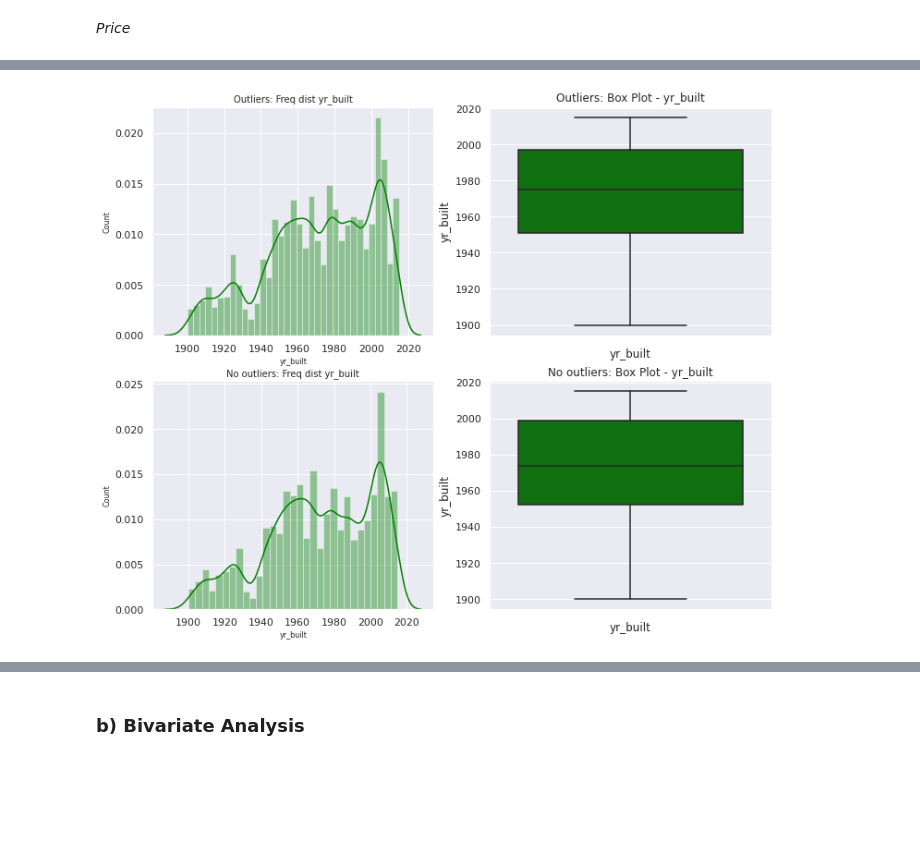
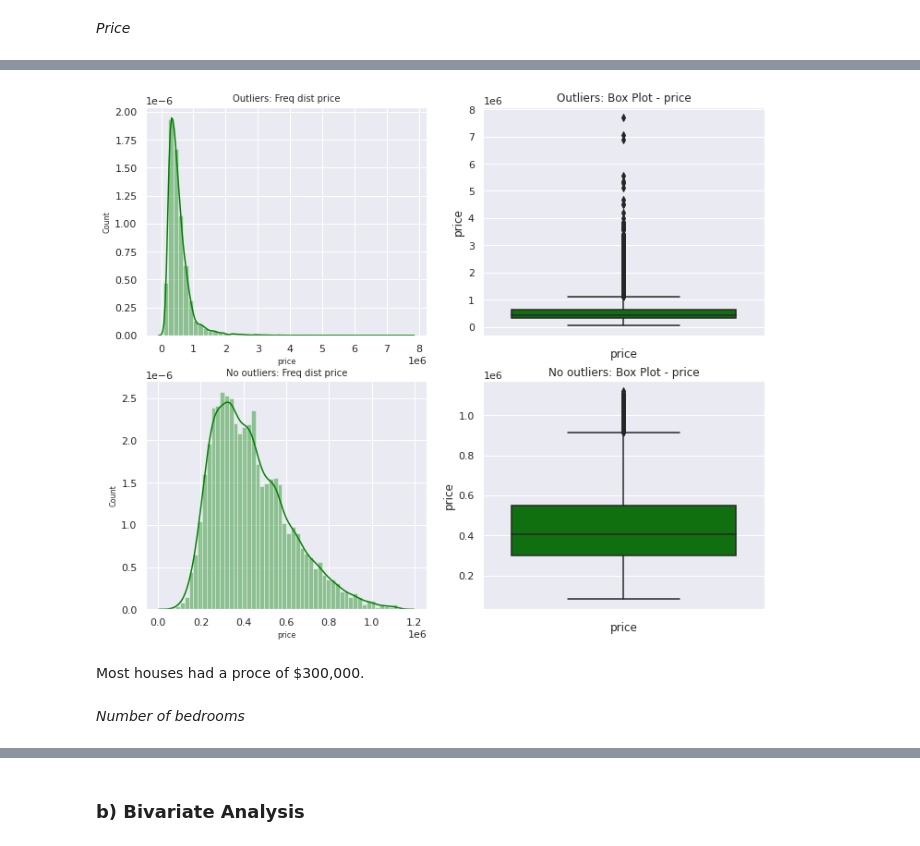
Before and after one commit to deborahmasibo/House-Price-Prediction, a Jupyter notebook: Housing_Prices.ipynb, the cells around one changed output, grey strips where cells are left out. Saved outputs shown, nothing was run; the diff lists cells and outputs as text; code cells hidden in the pictures; blank space fills up the shorter version.

```diff
--- a/Housing_Prices.ipynb
+++ b/Housing_Prices.ipynb
@@ -786,5 +659,9 @@ NumericalPlots(columns[11], house_price, house_price_no)
-# %%
-# Price column
-NumericalPlots(columns[12], house_price, house_price_no)
-# %% [output]
-[figure, removed]
+# %%
+# Price column
+NumericalPlots(columns[0], house_price, house_price_no)
+# %% [output]
+[figure, added]
+# %% [markdown]
+Most houses had a proce of $300,000.
+# %% [markdown]
+*Number of bedrooms*
```
Also changed, not shown: parts of 62 cells of this notebook.
